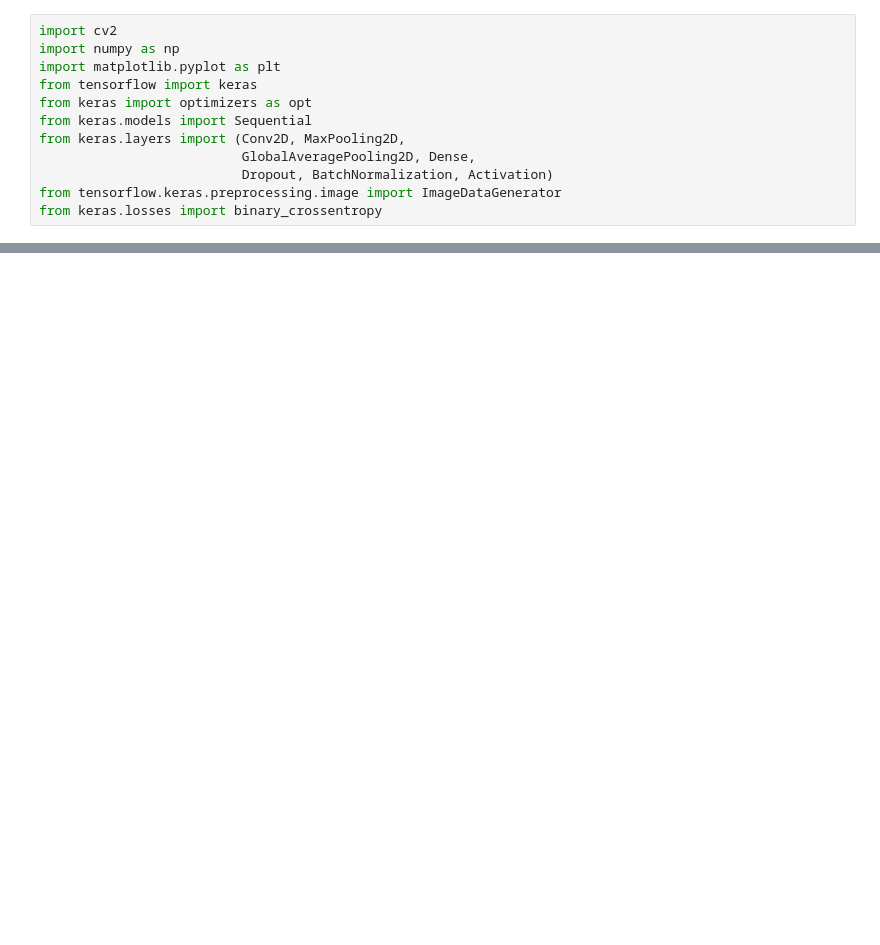
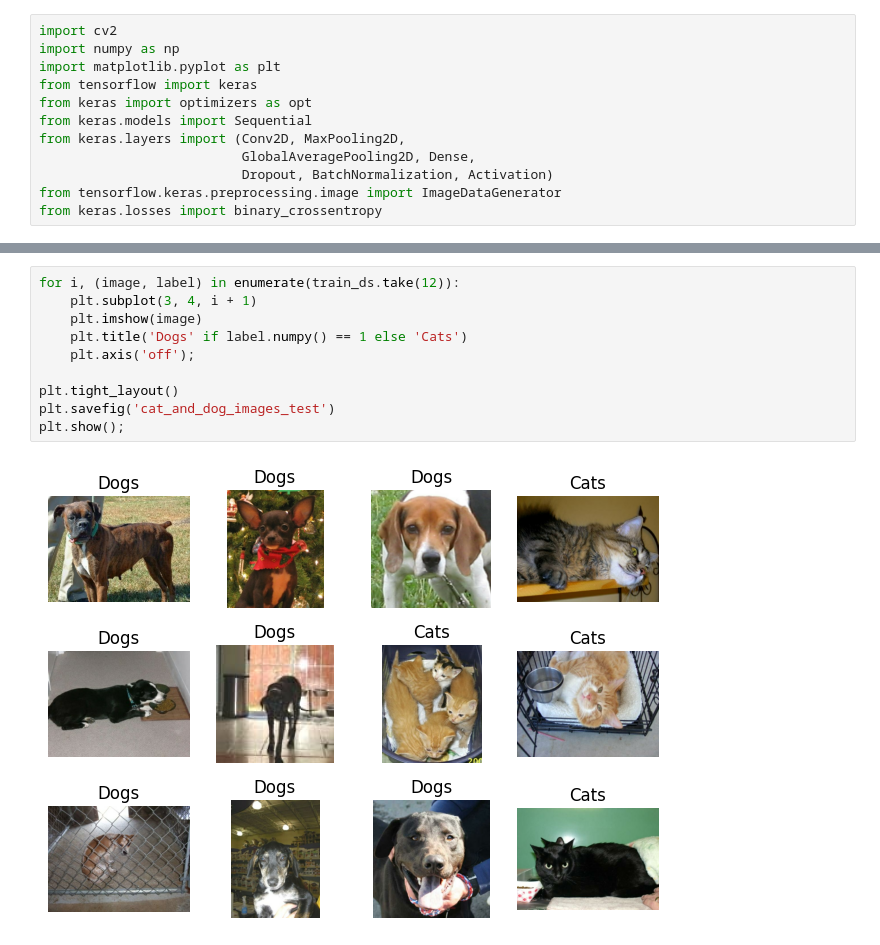
Before and after one commit to python-is-life2022/Cats-vs-Dogs-Image-Classification-CNN, a Jupyter notebook: cats_vs_dogs_image_classification_cnn.ipynb, the cells around one changed output, grey strips where cells are left out. Drawn from its saved outputs; the diff is of its cells as text; blank space fills up the shorter version.

```diff
--- a/cats_vs_dogs_image_classification_cnn.ipynb
+++ b/cats_vs_dogs_image_classification_cnn.ipynb
@@ -44,0 +99,12 @@ from keras.losses import binary_crossentropy
+# %%
+for i, (image, label) in enumerate(train_ds.take(12)):
+    plt.subplot(3, 4, i + 1)
+    plt.imshow(image)
+    plt.title('Dogs' if label.numpy() == 1 else 'Cats')
+    plt.axis('off');
+
+plt.tight_layout()
+plt.savefig('cat_and_dog_images_test')
+plt.show();
+# %% [output]
+[figure, added]
```
Also changed, not shown: parts of 8 cells of this notebook.
